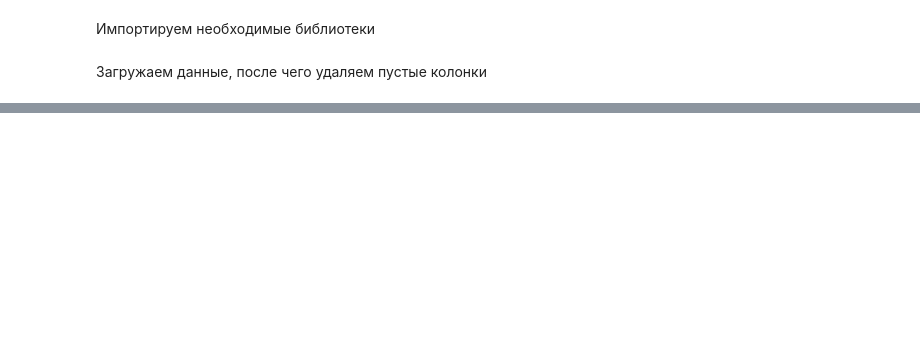
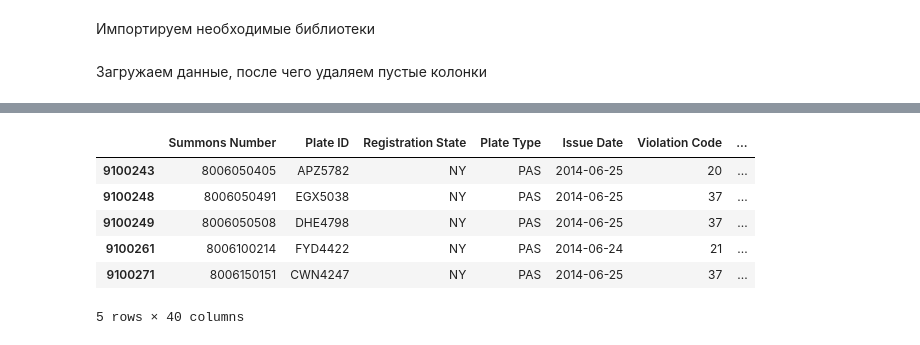
Before and after one commit to FStrean/NYC-Parking-Tickets-Analisis, a Jupyter notebook: Source/NYC-Parking-Tickets-Analisis.ipynb, the cells around one changed output, grey strips where cells are left out. Cells and saved outputs as stored; diff of their text form; code cells hidden in the pictures; blank space fills up the shorter version.

```diff
--- a/Source/NYC-Parking-Tickets-Analisis.ipynb
+++ b/Source/NYC-Parking-Tickets-Analisis.ipynb
@@ -90,0 +121,10 @@ df.head()
+# %%
+dataset.tail()
+# %% [output]
+|  | Summons Number | Plate ID | Registration State | Plate Type | Issue Date | Violation Code | ... |
+| 9100243 | 8006050405 | APZ5782 | NY | PAS | 2014-06-25 | 20 | ... |
+| 9100248 | 8006050491 | EGX5038 | NY | PAS | 2014-06-25 | 37 | ... |
+| 9100249 | 8006050508 | DHE4798 | NY | PAS | 2014-06-25 | 37 | ... |
+| 9100261 | 8006100214 | FYD4422 | NY | PAS | 2014-06-24 | 21 | ... |
+| 9100271 | 8006150151 | CWN4247 | NY | PAS | 2014-06-25 | 37 | ... |
+5 rows × 40 columns
```
Also changed, not shown: parts of 18 cells of this notebook, 2 other files.
